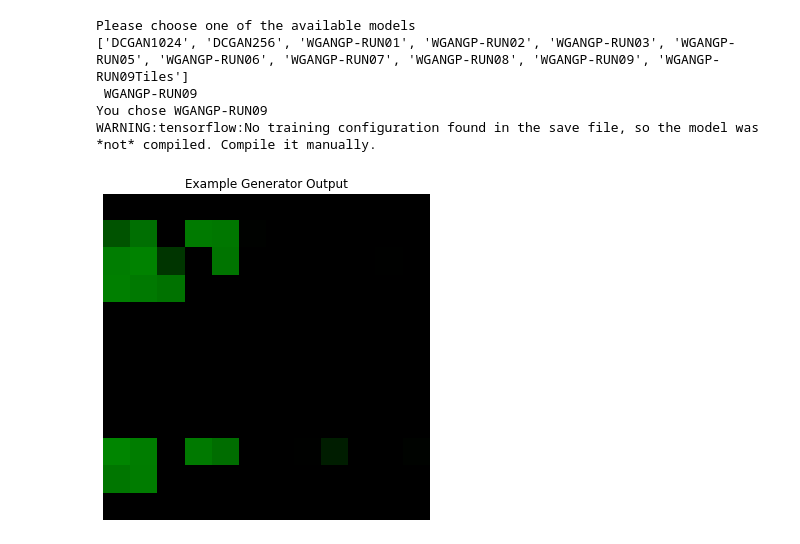
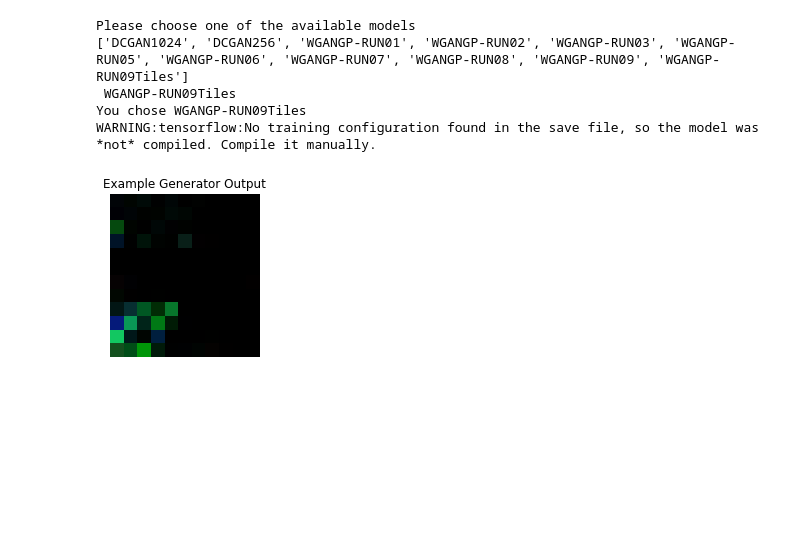
Before and after one commit to phi-0/masterthesis_gan_mapdesign, a Jupyter notebook: notebooks/Generate_Map.ipynb, the cells around one changed output. Saved outputs shown, nothing was run; the diff lists cells and outputs as text; code cells hidden in the pictures; blank space fills up the shorter version.

```diff
--- a/notebooks/Generate_Map.ipynb
+++ b/notebooks/Generate_Map.ipynb
@@ -8,6 +8,8 @@ import matplotlib.pyplot as plt
 import pathlib
 import tensorflow as tf
 import urllib.request
+import PIL
+import random
 
 ##### START Initialization #####
 
@@ -29,7 +31,7 @@ if pathlib.Path('/data/output/models/').exists() and pathlib.Path('/data2/output
          'WGANGP-RUN07': ['/data2/output/models/dwarfganWGANGPR07/',128],
          'WGANGP-RUN08': ['/data2/output/models/dwarfganWGANGPR08/',128],
          'WGANGP-RUN09': ['/data2/output/models/dwarfganWGANGPR09NoTiles/',12],
-         'WGANGP-RUN09Tiles': ['/data2/output/models/dwarfganWGANGPR09Tiles/',12]
+         'WGANGP-RUN09Tiles': ['/data2/output/models/dwarfganWGANGPR09Tiles02/',12]
     }
 else:
     downloads = ['https://os.zhdk.cloud.switch.ch/swift/v1/storage_hil/models/DCGAN1024/generator-2021-03-17_104329.h5',
@@ -105,7 +107,42 @@ def generate_map(model_info, model):#Determine latent dimension
         generator = tf.keras.models.load_model(latest)
 
     #Determine mechanism to create new images (special case for Self-Attention Model WGANGP-RUN08)
-    if model != 'WGANGP-RUN08':
+    if model == 'WGANGP-RUN09Tiles':
+
+        #tile load function
+        def load_tiles():
+            tiles = []
+
+            data_dir = pathlib.Path('/data2/input/tiles/800x600/')
+            imgs = list(data_dir.glob('*.png'))
+
+            # show example sample image (cropped to 128x128)
+            PIL.Image.open(imgs[random.randint(0,len(imgs))])
+
+            for img in imgs:
+                tiles.append(np.asarray(PIL.Image.open(img)).astype('uint8'))
+
+            #reshape
+            ds_tiles = np.array(tiles)
+            ds_tiles = ds_tiles.reshape((1,12,10,256))
+            ds_tiles = ds_tiles.repeat(repeats=512//2, axis=0)
+
+            return ds_tiles
+
+        tiles = load_tiles()
+        tiles = tiles[0].reshape((1,12,10,256)) #resphae into same shape as noise input
+        noise = np.random.normal(0, 1, (1, LATENT_DIM))
+        res = np.array(generator.predict({'Generator_Input':noise,'Tiles_Input':tiles})).astype('uint8')
+        #Rescale
+        res = res.reshape((IMAGE_SIZE[0], IMAGE_SIZE[1], 3))
+
+        # Visualize result
+        plt.figure(figsize=(3, 3))
+        plt.imshow(res[:,0:11,:]) #cropping the image to 12x10
+        plt.title(f'Example Generator Output')
+        plt.axis('off')
+
+    elif model != 'WGANGP-RUN08':
         # generate new example of learned representation in latent space
         noise = np.random.normal(0, 1, (1, LATENT_DIM))
         res = np.array(generator(noise, training=False)).astype('uint8')
@@ -118,6 +155,8 @@ def generate_map(model_info, model):#Determine latent dimension
         plt.imshow(res)
         plt.title(f'Example Generator Output')
         plt.axis('off')
+
+
 
     #WGANGP-RUN08: slightly different logic due to SelfAttention custom layer
     else:
@@ -200,33 +239,33 @@ def generate_map(model_info, model):#Determine latent dimension
                                "k_conv": self.k_conv,
                                "v_conv": self.v_conv
                               })
 
                 return config
 
         # Generate new map
         noise = tf.random.normal(shape=(16, LATENT_DIM)) #changed self.num_img to BATCH_SIZE due to ATTENTION MECHANISM
         res = generator.predict(noise)
 
         #select 1 and display
         for i, img in enumerate(res):
             if i == 1:
 
                 # Visualize result
                 plt.figure(figsize=(6, 6))
                 plt.imshow(img.astype('uint8'))
                 plt.title(f'Example Generator Output')
                 plt.axis('off')
 
 
 # Run script
 model = choose_model()
 print(f'You chose {model}')
 
 generate_map(models, model)
 # %% [output]
 Please choose one of the available models
 ['DCGAN1024', 'DCGAN256', 'WGANGP-RUN01', 'WGANGP-RUN02', 'WGANGP-RUN03', 'WGANGP-RUN05', 'WGANGP-RUN06', 'WGANGP-RUN07', 'WGANGP-RUN08', 'WGANGP-RUN09', 'WGANGP-RUN09Tiles']
- WGANGP-RUN09
-You chose WGANGP-RUN09
+ WGANGP-RUN09Tiles
+You chose WGANGP-RUN09Tiles
 WARNING:tensorflow:No training configuration found in the save file, so the model was *not* compiled. Compile it manually.
-[figure, old version]
+[figure, new version]
```
Also changed, not shown: 1 other file.
